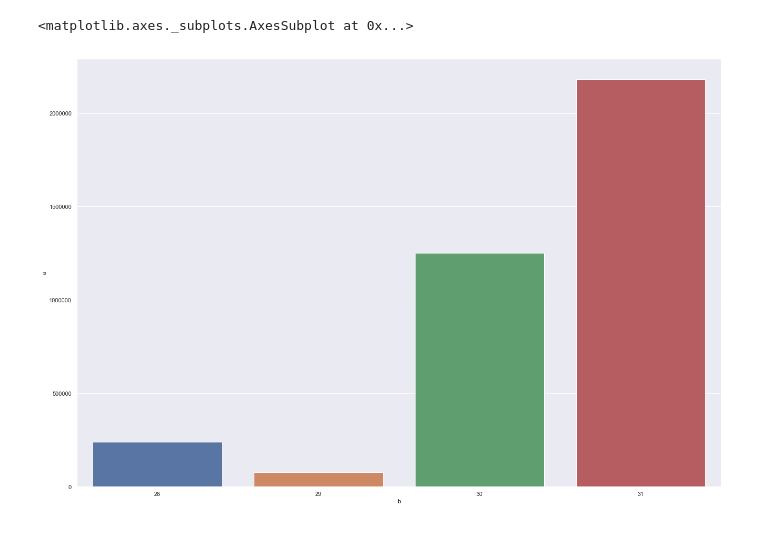
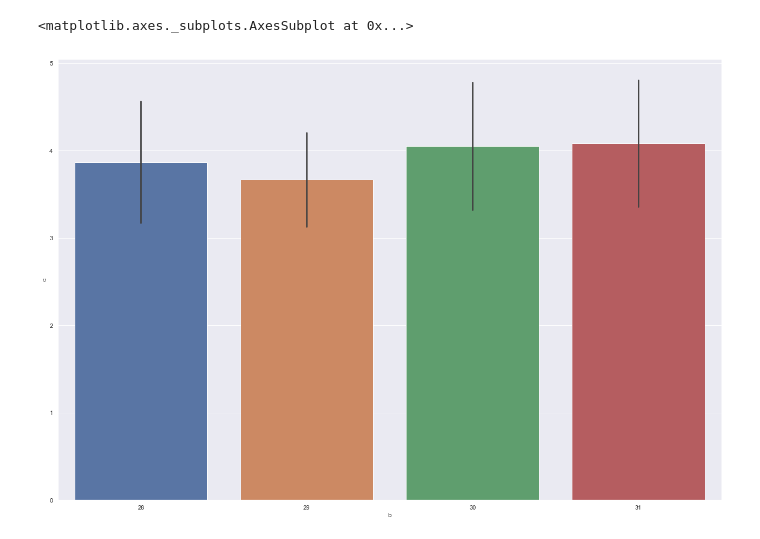
Before and after one commit to suhail511/employee-schedule, a Jupyter notebook: Seaborn Graphs.ipynb, the cells around one changed output. Drawn from its saved outputs; the diff is of its cells as text; code cells hidden in the pictures.

```diff
--- a/Seaborn Graphs.ipynb
+++ b/Seaborn Graphs.ipynb
@@ -8,7 +8,7 @@ import matplotlib.pyplot as plt
 
 %matplotlib inline
 # %%
-df = pd.read_csv('std.csv')
+df = pd.read_csv('std-random.csv')
 # df['e'] = df['d'] / np.sqrt(df['b'])
-df
+df.columns
 # %% [output]
@@ -40,10 +23,10 @@ sns.barplot(x='b', y='e', data=df,)
 # %%
-sns.barplot(x='b', y='a', data=df,
-            estimator=sum,
+sns.barplot(x='b', y='c', data=df,
+#             estimator=sum,
 #             palette = 'spring',
 #             hue='Sales person',
             ci = 'sd'
            )
 # %% [output]
 <matplotlib.axes._subplots.AxesSubplot at 0x...>
-[figure, old version]
+[figure, new version]
```
Also changed, not shown: parts of 8 cells of this notebook, 5 other files.
